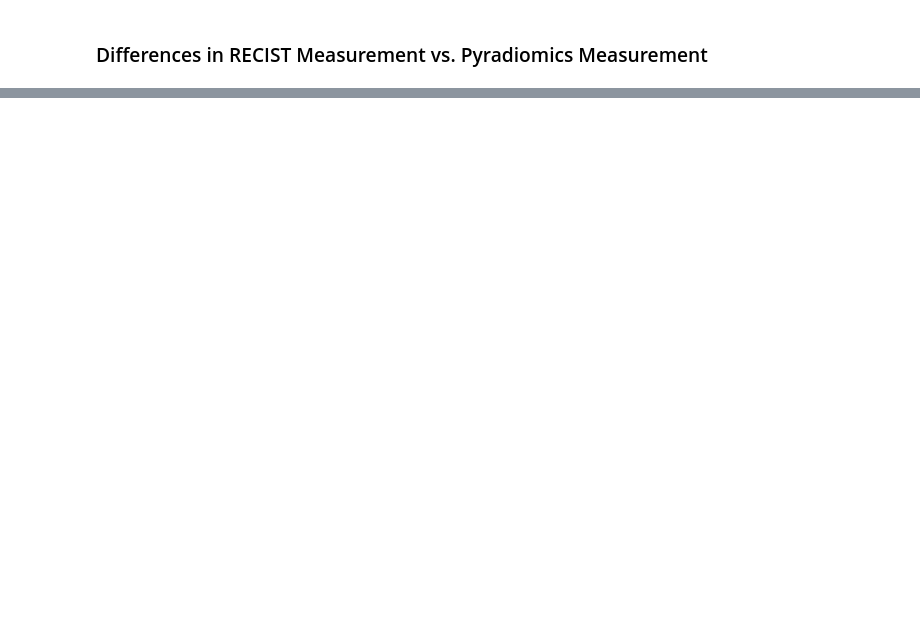
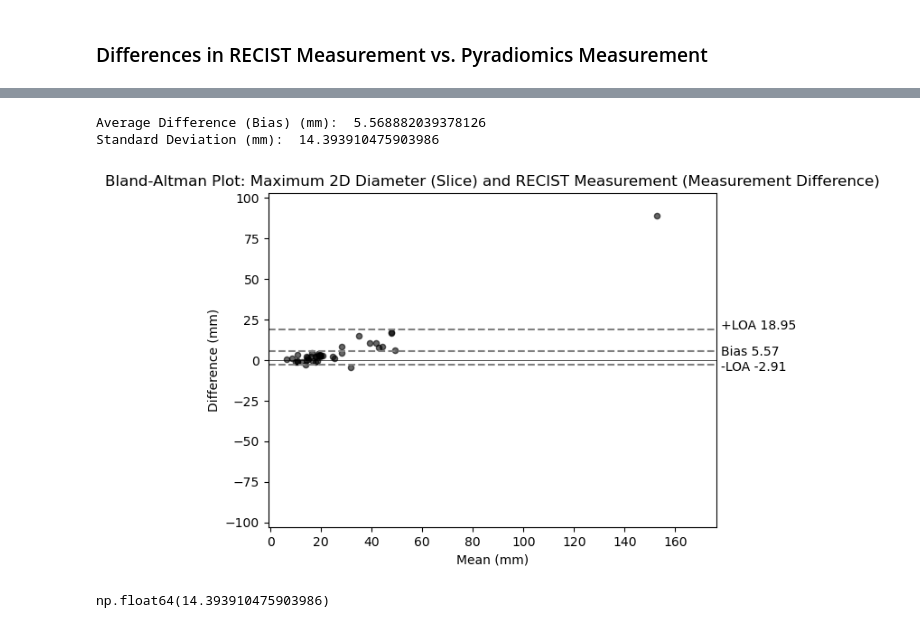
Before and after one commit to bhklab/recist-vs-reality, a Jupyter notebook: workflow/notebooks/recist_vs_pyrad_visuals.ipynb, the cells around one changed output, grey strips where cells are left out. Drawn from its saved outputs; the diff is of its cells as text; code cells hidden in the pictures; blank space fills up the shorter version.

```diff
--- a/workflow/notebooks/recist_vs_pyrad_visuals.ipynb
+++ b/workflow/notebooks/recist_vs_pyrad_visuals.ipynb
@@ -164,0 +187,60 @@ np.float64(12.336274783878272)
+# %%
+#Adopted from this website: https://rowannicholls.github.io/python/statistics/agreement/bland_altman.html#where-to-start-bland-altmans-difference-plot
+#Should only be done for Maximum2DDiameterSlice feature
+
+pyrad_ann_df["Means"] = (pyrad_ann_df[pyrad_feature] + pyrad_ann_df["AnnLongAxisLength"])/2
+pyrad_ann_df["MeasurementDiff"] = pyrad_ann_df[pyrad_feature] - pyrad_ann_df["AnnLongAxisLength"]
+
+#Calculate bias (average difference)
+bias = pyrad_ann_df["MeasurementDiff"].mean()
+
+#Sample standard deviation (assumes differences are normally distributed)
+stand_dev = np.std(pyrad_ann_df["MeasurementDiff"], ddof=1)
+
+print("Average Difference (Bias) (mm): ", bias)
+print("Standard Deviation (mm): ", stand_dev)
+
+#Calculate limits of agreement (LOAs)
+if p_md >= 0.05:
+    upper_loa = bias + 1.96 * stand_dev
+    lower_loa = bias - 1.96 * stand_dev
+else:
+    upper_loa = np.percentile(pyrad_ann_df["MeasurementDiff"], 97.5)
+    lower_loa = np.percentile(pyrad_ann_df["MeasurementDiff"], 2.5)
+
+ax = plt.axes()
+ax.scatter(pyrad_ann_df["Means"], pyrad_ann_df["MeasurementDiff"], c = 'k', s = 20, alpha = 0.6, marker = 'o')
+
+#Plot zero line
+ax.axhline(y = 0, c = 'k', lw=0.5)
+
+#Plot bias and LOAs
+ax.axhline(y=lower_loa, c = 'grey', ls='--')
+ax.axhline(y=bias, c = 'grey', ls = '--')
+ax.axhline(y=upper_loa, c = 'grey', ls = '--')
+
+#Formatting
+ax.set_title("Bland-Altman Plot: Maximum 2D Diameter (Slice) and RECIST Measurement (Measurement Difference)")
+ax.set_xlabel("Mean (mm)")
+ax.set_ylabel("Difference (mm)")
+
+x_min, x_max = ax.get_xlim()
+domain = x_max - x_min
+y_min, y_max = ax.get_ylim()
+absmax_y = max(abs(y_min), abs(y_max))
+
+ax.set_xlim(x_min, x_min + domain * 1.1)
+ax.set_ylim(-absmax_y * 1.1, absmax_y * 1.1)
+
+#Annotations
+ax.annotate("+LOA " + f'{upper_loa:4.2f}', (x_max, upper_loa), (50, 0), textcoords = 'offset pixels')
+ax.annotate('Bias ' + f'{bias:4.2f}', (x_max, bias), (50, -5), textcoords='offset pixels')
+ax.annotate('-LOA '+ f'{lower_loa:4.2f}', (x_max, lower_loa), (50, -7), textcoords='offset pixels')
+
+plt.show()
+stand_dev
+# %% [output]
+Average Difference (Bias) (mm):  5.568882039378126
+Standard Deviation (mm):  14.393910475903986
+[figure, added]
+np.float64(14.393910475903986)
```
Also changed, not shown: parts of 9 cells of this notebook.
